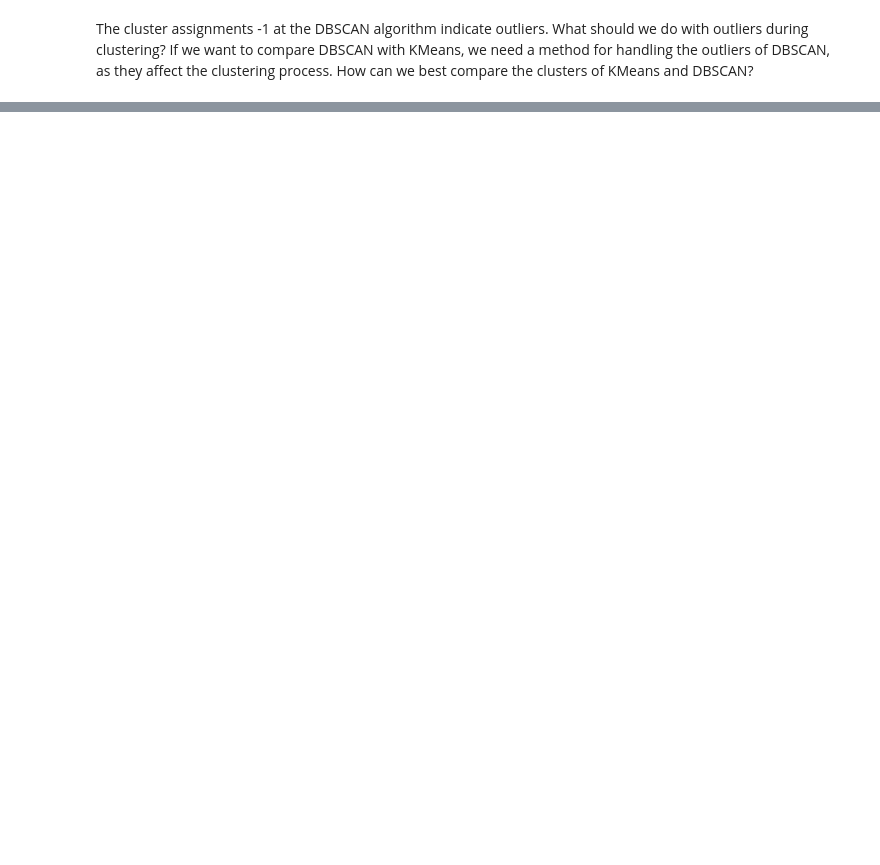
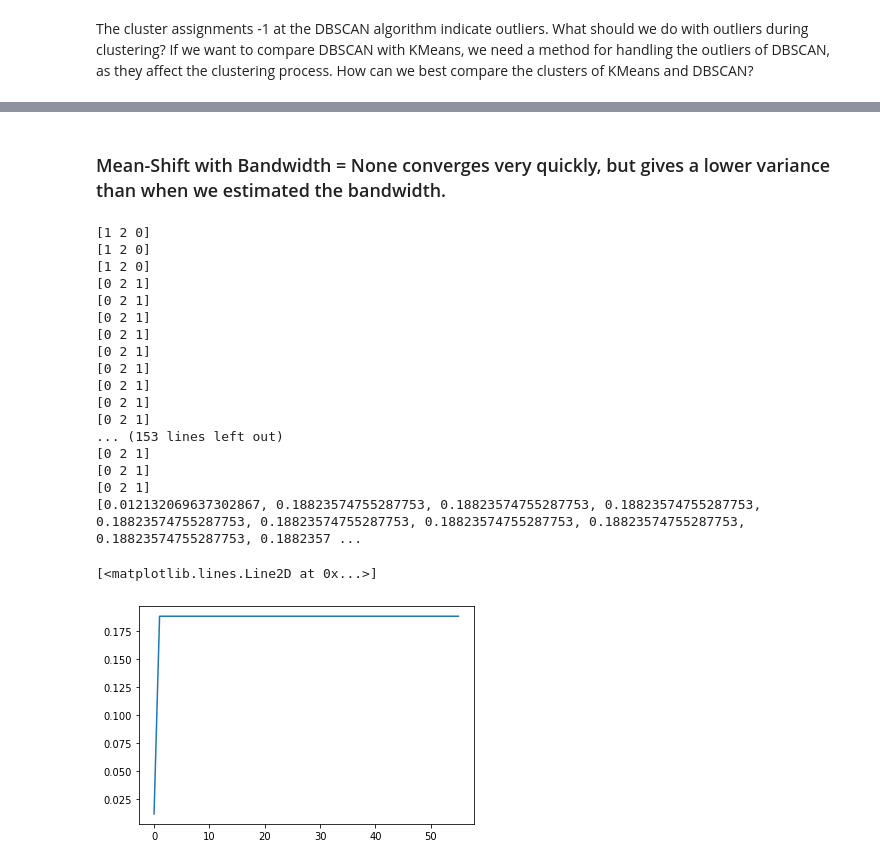
Before and after one commit to Sm2468/msc_thesis, a Jupyter notebook: Pipeline/6_baselines.ipynb, the cells around one changed output, grey strips where cells are left out. Saved outputs shown, nothing was run; the diff lists cells and outputs as text; code cells hidden in the pictures; blank space fills up the shorter version.

```diff
--- a/Pipeline/6_baselines.ipynb
+++ b/Pipeline/6_baselines.ipynb
@@ -160,0 +228,46 @@ Text(0.5, 1.0, 'Negative Bias Variance of Instances for an increasing epsilon')
+# %% [markdown]
+### Mean-Shift with Bandwidth = None converges very quickly, but gives a lower variance than when we estimated the bandwidth.
+# %%
+var_list = []
+
+# experimenting with the bandwidth parameter
+bw1 = estimate_bandwidth(features_i)
+bw2 = None
+features_i = features.copy(deep=True)
+features_i["errors"] = errors
+
+for n in range(2, 58):
+    model = MeanShift(bandwidth=bw2).fit_predict(features_i)
+    features_i['cluster_results'] = pd.DataFrame(model, index=features_i.index)
+    neg_bias_list = []
+    if  len(features_i["cluster_results"].unique()) == 1:
+        print("One cluster left on iteration ", n)
+        break
+    for i in features_i["cluster_results"].unique():
+        print(features_i["cluster_results"].unique())
+        #print('features_i', features_i)
+        neg_bias_list.append(bias_acc(features_i, i,"cluster_results"))
+    var_list.append(np.var(neg_bias_list))
+print(var_list)
+
+plt.plot(var_list)
+# %% [output]
+[1 2 0]
+[1 2 0]
+[1 2 0]
+[0 2 1]
+[0 2 1]
+[0 2 1]
+[0 2 1]
+[0 2 1]
+[0 2 1]
+[0 2 1]
+[0 2 1]
+[0 2 1]
+... (153 lines left out)
+[0 2 1]
+[0 2 1]
+[0 2 1]
+[0.012132069637302867, 0.18823574755287753, 0.18823574755287753, 0.18823574755287753, 0.18823574755287753, 0.18823574755287753, 0.18823574755287753, 0.18823574755287753, 0.18823574755287753, 0.1882357 ...
+[<matplotlib.lines.Line2D at 0x...>]
+[figure, added]
```
Also changed, not shown: parts of 18 cells of this notebook, 1 other file.
